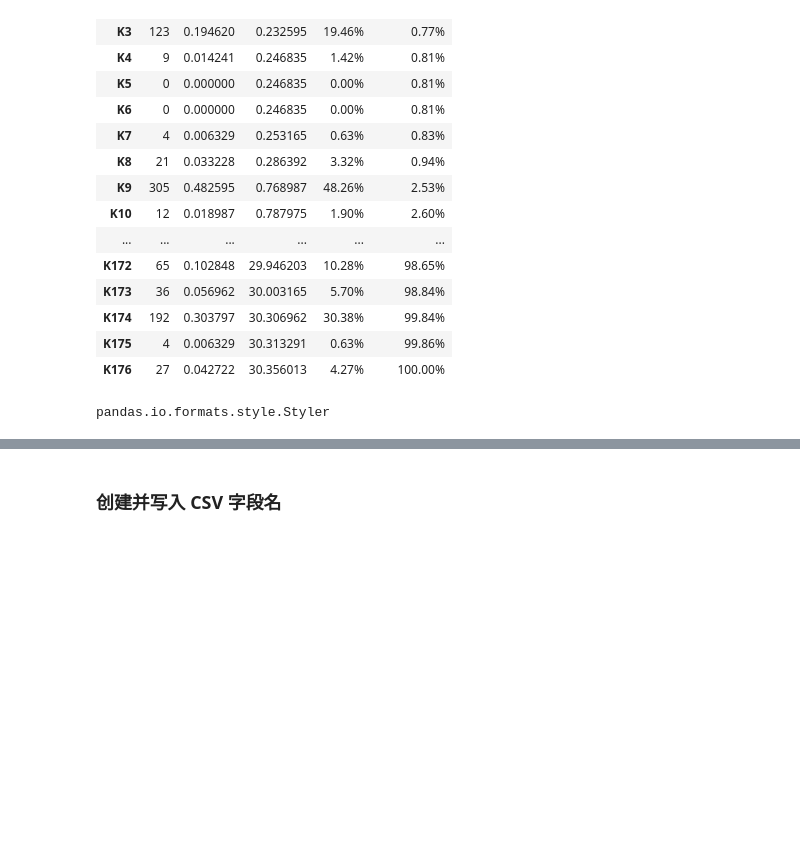
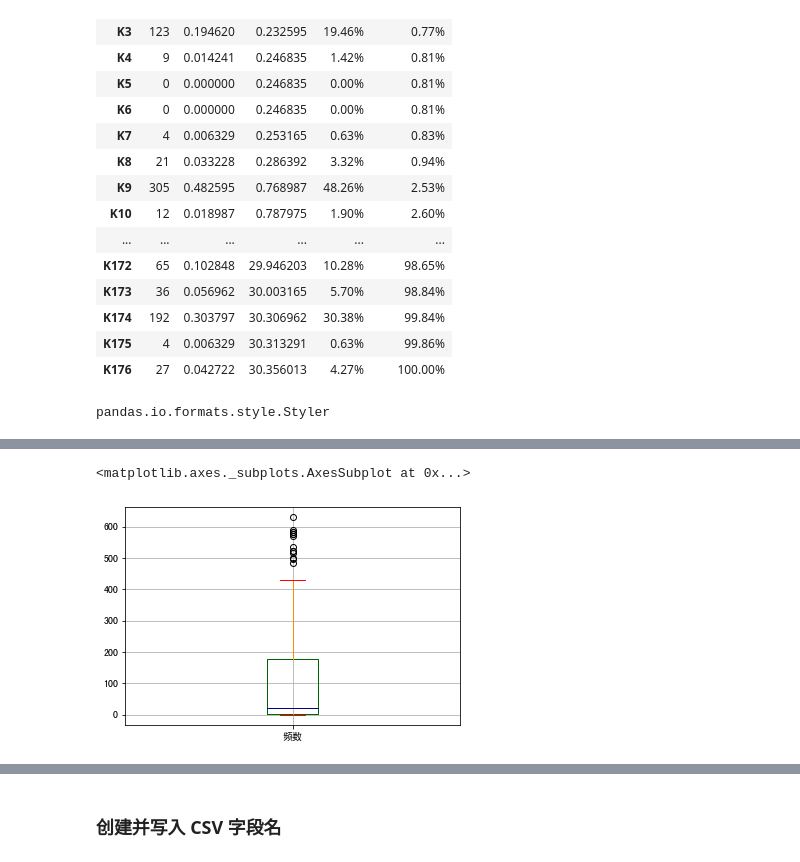
Before and after one commit to Eleanorbai/rulesAndError_to_knowledge, a Jupyter notebook: clean_data_to_draw_pic(knowledge).ipynb, the cells around one changed output, grey strips where cells are left out. Saved outputs shown, nothing was run; the diff lists cells and outputs as text; code cells hidden in the pictures; blank space fills up the shorter version.

```diff
--- a/clean_data_to_draw_pic.ipynb
+++ b/clean_data_to_draw_pic(knowledge).ipynb
@@ -584,0 +719,14 @@ AttributeError: 'Styler' object has no attribute 'plot'
+# %%
+import matplotlib.pyplot as plt
+
+color = dict(boxes='DarkGreen', whiskers='DarkOrange', medians='DarkBlue', caps='red')
+
+temp['频数'].plot.box(vert=True,   #vert参数是否垂直；
+            #ax = axes[1],
+            grid = True,
+           color = color)
+# vert：是否垂直，默认True
+# position：箱型图占位
+# %% [output]
+<matplotlib.axes._subplots.AxesSubplot at 0x...>
+[figure, added]
```
Also changed, not shown: parts of 22 cells of this notebook, 1 other file.
